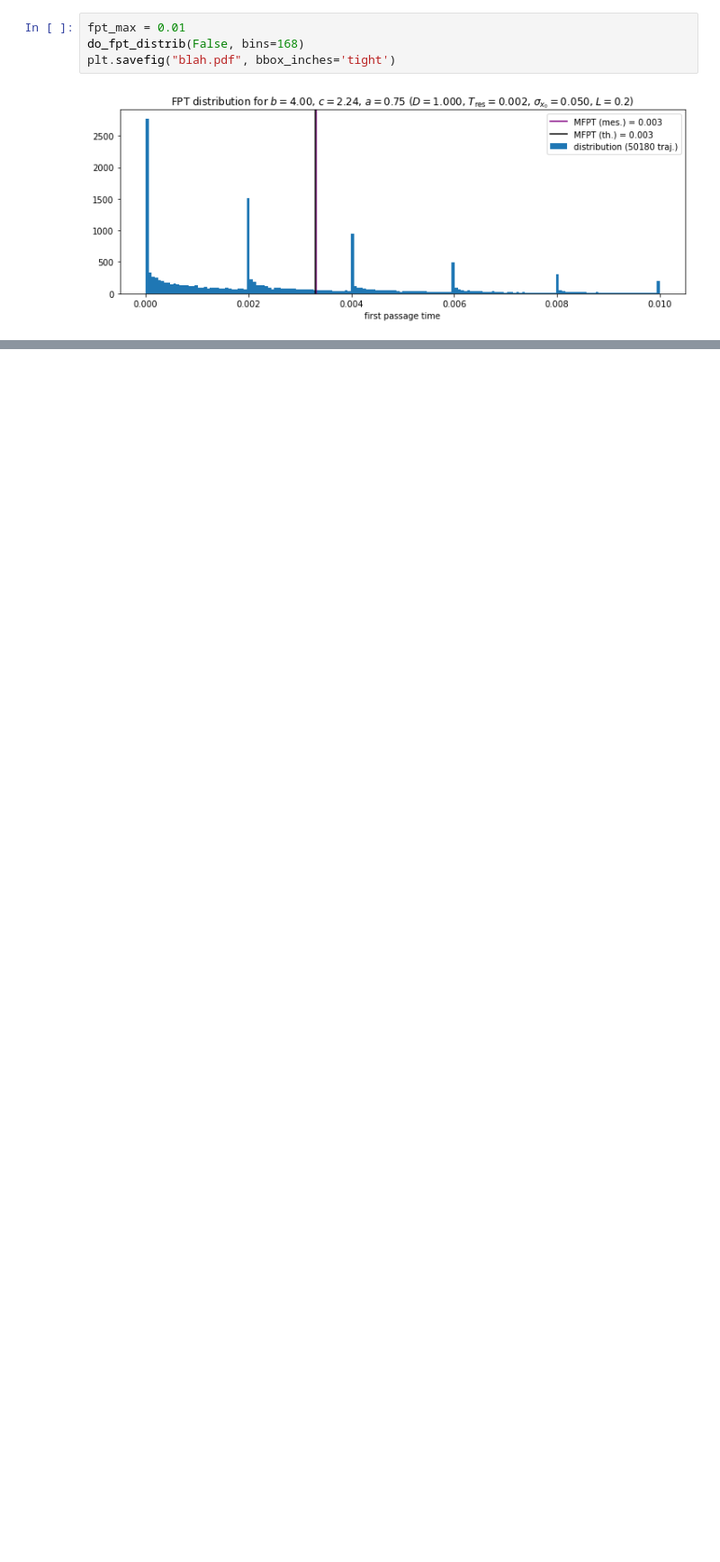
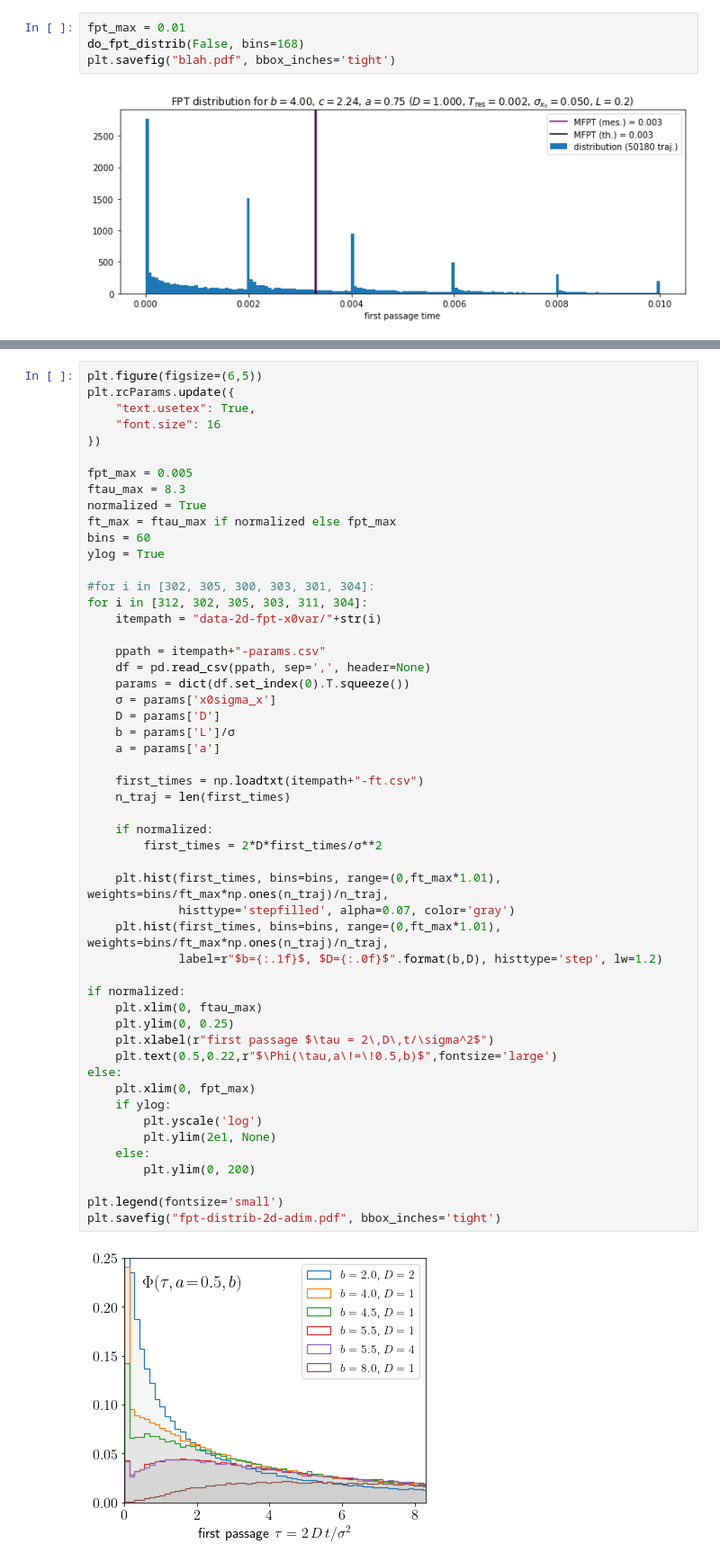
Before and after one commit to xif-fr/BrownianMotion, a Jupyter notebook: langevin-mfpt/plot-fpt-distrib.ipynb, the cells around one changed output, grey strips where cells are left out. Shown at 90% size. Drawn from its saved outputs; the diff is of its cells as text; blank space fills up the shorter version.

```diff
--- a/langevin-mfpt/plot-fpt-distrib.ipynb
+++ b/langevin-mfpt/plot-fpt-distrib.ipynb
@@ -126,0 +129,54 @@ plt.savefig("blah.pdf", bbox_inches='tight')
+# %%
+plt.figure(figsize=(6,5))
+plt.rcParams.update({
+    "text.usetex": True,
+    "font.size": 16
+})
+
+fpt_max = 0.005
+ftau_max = 8.3
+normalized = True
+ft_max = ftau_max if normalized else fpt_max
+bins = 60
+ylog = True
+
+#for i in [302, 305, 300, 303, 301, 304]:
+for i in [312, 302, 305, 303, 311, 304]:
+    itempath = "data-2d-fpt-x0var/"+str(i)
+
+    ppath = itempath+"-params.csv"
+    df = pd.read_csv(ppath, sep=',', header=None)
+    params = dict(df.set_index(0).T.squeeze())
+    σ = params['x0sigma_x']
+    D = params['D']
+    b = params['L']/σ
+    a = params['a']
+
+    first_times = np.loadtxt(itempath+"-ft.csv")
+    n_traj = len(first_times)
+
+    if normalized:
+        first_times = 2*D*first_times/σ**2
+
+    plt.hist(first_times, bins=bins, range=(0,ft_max*1.01), weights=bins/ft_max*np.ones(n_traj)/n_traj,
+             histtype='stepfilled', alpha=0.07, color='gray')
+    plt.hist(first_times, bins=bins, range=(0,ft_max*1.01), weights=bins/ft_max*np.ones(n_traj)/n_traj,
+             label=r"$b={:.1f}$, $D={:.0f}$".format(b,D), histtype='step', lw=1.2)
+
+if normalized:
+    plt.xlim(0, ftau_max)
+    plt.ylim(0, 0.25)
+    plt.xlabel(r"first passage $\tau = 2\,D\,t/\sigma^2$")
+    plt.text(0.5,0.22,r"$\Phi(\tau,a\!=\!0.5,b)$",fontsize='large')
+else:
+    plt.xlim(0, fpt_max)
+    if ylog:
+        plt.yscale('log')
+        plt.ylim(2e1, None)
+    else:
+        plt.ylim(0, 200)
+
+plt.legend(fontsize='small')
+plt.savefig("fpt-distrib-2d-adim.pdf", bbox_inches='tight')
+# %% [output]
+[figure, added]
```
Also changed, not shown: parts of 1 cell of this notebook, 5 other files.
